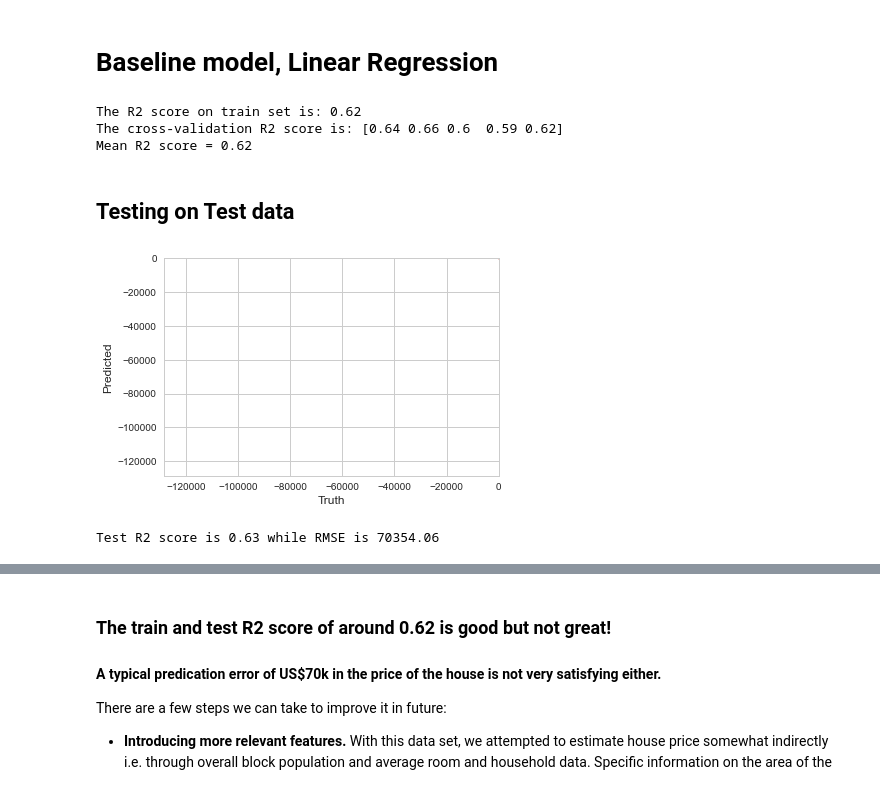
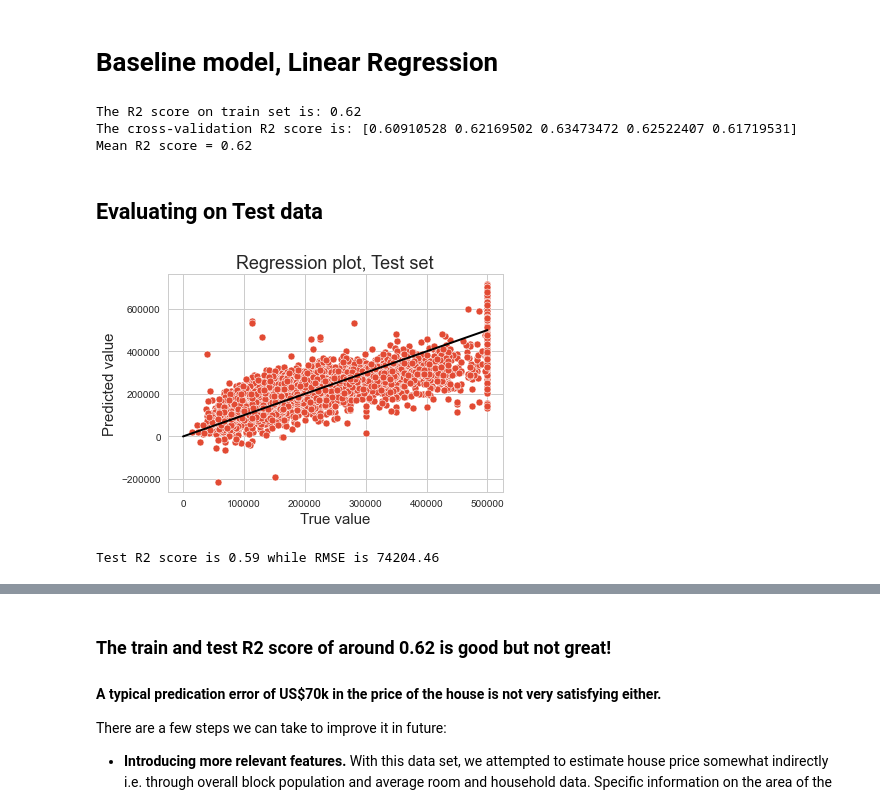
Before and after one commit to zohaibdr/DSportfolio_, a Jupyter notebook: 2.Calif-Housing-Pred/HouseValuePred.ipynb, the cells around one changed output, grey strips where cells are left out. Cells and saved outputs as stored; diff of their text form; code cells hidden in the pictures.

```diff
--- a/2.Calif-Housing-Pred/HouseValuePred.ipynb
+++ b/2.Calif-Housing-Pred/HouseValuePred.ipynb
@@ -320,6 +323,9 @@ Xy_train_reduced.insert(loc = len(Xy_train_reduced.columns.values)-1,
                                     column = 'popolation_per_household', value=NewAttrib2)
 
 # print(Xy_train_reduced)
+
+# Remove outliers from newly created features as well
+Xy_train_reduced = remove_outliers(Xy_train_reduced, Xy_train_reduced.columns.values, 3)
 
 ## Observe any correlation of newly created features with the target variable
 corr_matrix = Xy_train_reduced.corr()
@@ -418,31 +472,33 @@ print('The cross-validation R2 score is: ' +  str(cv_results))
 print(f'Mean R2 score = {np.mean(cv_results):.2f}' )
 # %% [output]
 The R2 score on train set is: 0.62
-The cross-validation R2 score is: [0.64 0.66 0.6  0.59 0.62]
+The cross-validation R2 score is: [0.60910528 0.62169502 0.63473472 0.62522407 0.61719531]
 Mean R2 score = 0.62
 # %% [markdown]
-## Testing on Test data
+## Evaluating on Test data
 # %%
 y_true = y_test
 y_pred = linregModel.predict(X_test_scaled)
 
 # in order to plot them together, make a DF first
 dfPredTrue = pd.DataFrame()
 dfPredTrue['Truth'] = y_true
 dfPredTrue['Predicted'] = y_pred
 scatplot = sns.scatterplot(data = dfPredTrue, x = 'Truth', y = 'Predicted')
-scatplot.set_xlim ( min(y_true.min(), y_pred.min()), 5 )
-scatplot.set_ylim ( min(y_true.min(), y_pred.min()), 5 )
-plt.plot([0, 5], [0, 5], linewidth=2)  #draw a diagonal line through the data
+
+plt.plot([0, y_true.max()], [0, y_true.max()], linewidth=2, color = 'black')  #draw a diagonal line through the data
+plt.title('Regression plot, Test set', fontsize=18)
+plt.xlabel('True value', fontsize=15)
+plt.ylabel('Predicted value', fontsize=15)
 plt.show()
 
 # Metrics
 R2_test = metrics.r2_score(y_true, y_pred)  #0.59, some correlation but not great
 RMSE_test = metrics.mean_squared_error(y_true, y_pred, squared=False)  #take RMSE instead by using False
 print('Test R2 score is ' + '%.2f'% R2_test + ' while RMSE is ' + '%.2f'% RMSE_test)
 # %% [output]
-[figure, old version]
+[figure, new version]
-Test R2 score is 0.63 while RMSE is 70354.06
+Test R2 score is 0.59 while RMSE is 74204.46
 # %%
 from yellowbrick.regressor import ResidualsPlot
 from yellowbrick.regressor import PredictionError
```
Also changed, not shown: parts of 21 cells of this notebook, 3 other files.
